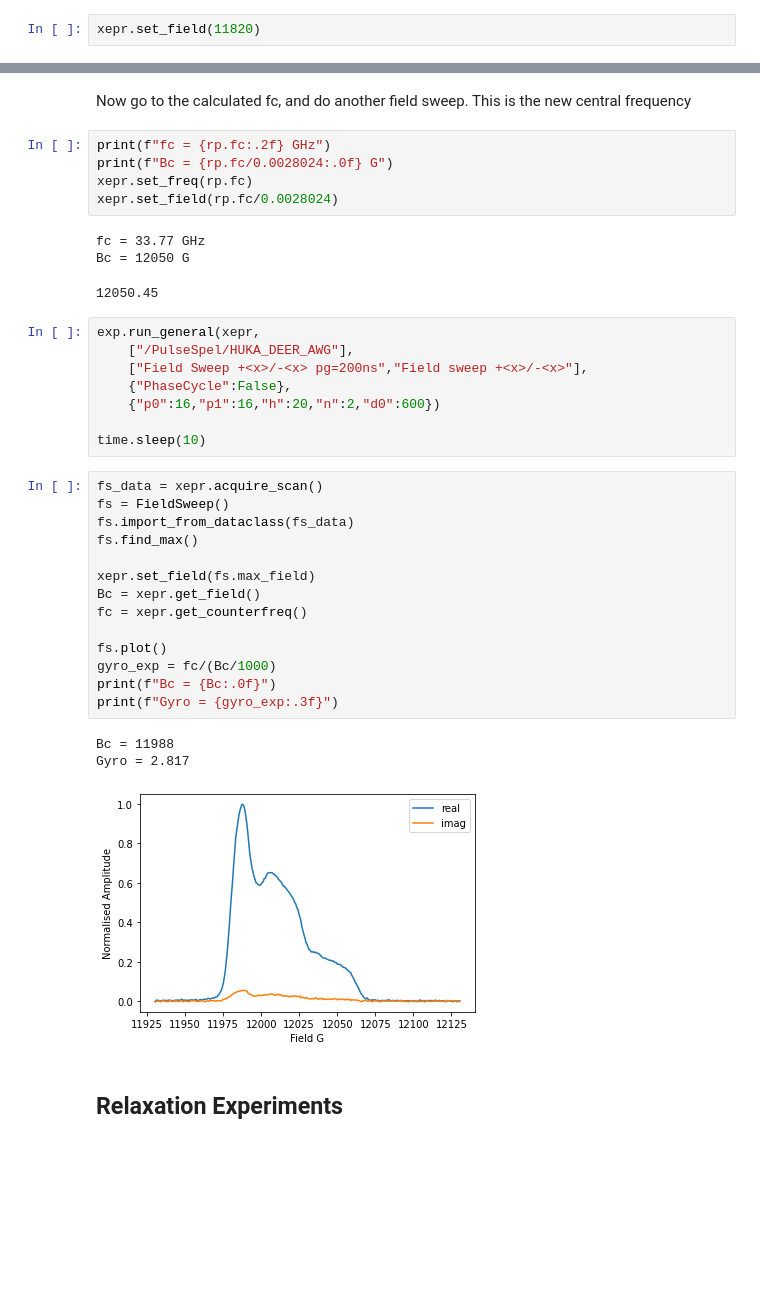
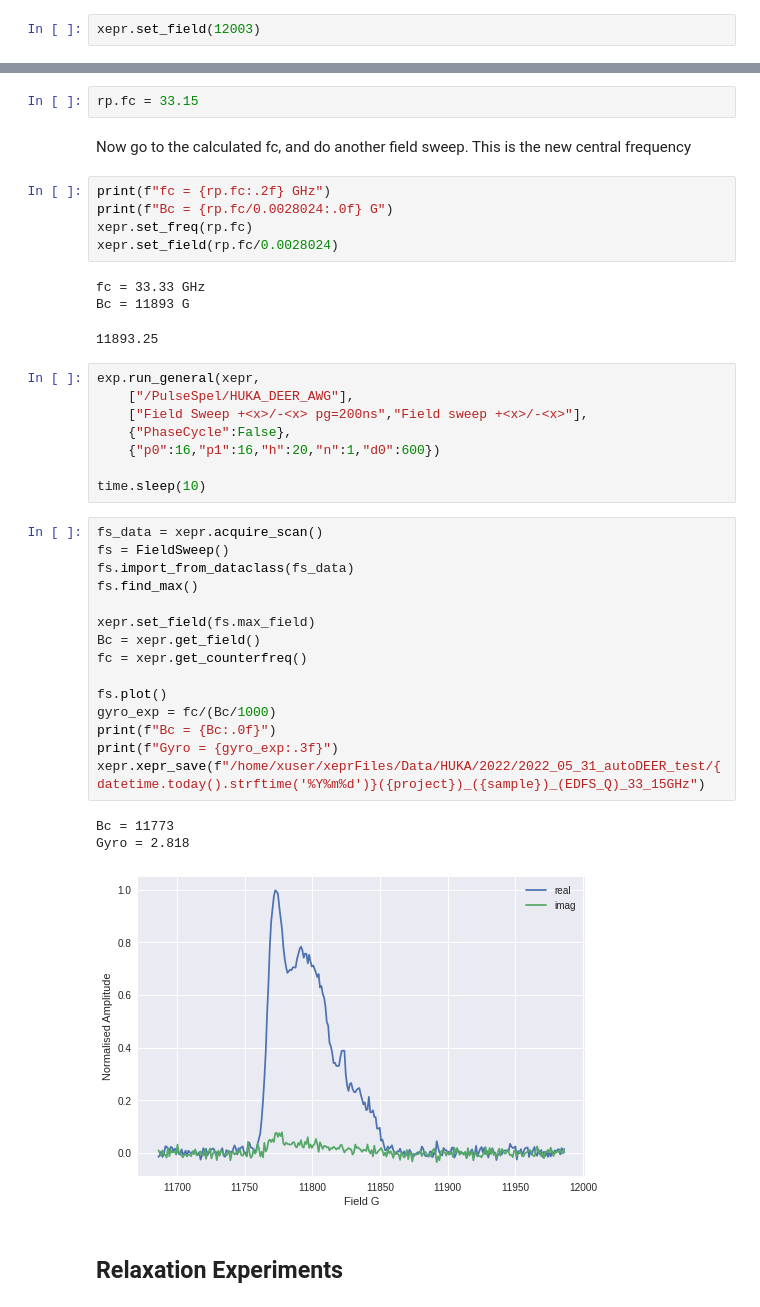
Before and after one commit to JeschkeLab/autoDEER, a Jupyter notebook: Jupyter_Notebooks/awg/5pdeer_demo.ipynb, the cells around one changed output, grey strips where cells are left out. Saved outputs shown, nothing was run; the diff lists cells and outputs as text; blank space fills up the shorter version.

```diff
--- a/Jupyter_Notebooks/awg/5pdeer_demo.ipynb
+++ b/Jupyter_Notebooks/awg/5pdeer_demo.ipynb
@@ -44,5 +52,5 @@ if xepr.hidden['PlsPrgCalDbName'].value != 'Q_awgins2013':
     xepr.hidden['PlsPrgCalDbLoad']
     xepr.hidden['ApplyCfg']
 # %%
-xepr.set_field(11820)
+xepr.set_field(12003)
 # %% [output]
@@ -145,3 +156,5 @@ rp.res_prof_plot([33,35])
+# %%
+rp.fc = 33.15
 # %% [markdown]
 Now go to the calculated fc, and do another field sweep. This is the new central frequency
 # %%
@@ -150,35 +163,36 @@ print(f"Bc = {rp.fc/0.0028024:.0f} G")
 xepr.set_freq(rp.fc)
 xepr.set_field(rp.fc/0.0028024)
 # %% [output]
-fc = 33.77 GHz
-Bc = 12050 G
+fc = 33.33 GHz
+Bc = 11893 G
-12050.45
+11893.25
 # %%
 exp.run_general(xepr,
     ["/PulseSpel/HUKA_DEER_AWG"],
     ["Field Sweep +<x>/-<x> pg=200ns","Field sweep +<x>/-<x>"],
     {"PhaseCycle":False},
-    {"p0":16,"p1":16,"h":20,"n":2,"d0":600})
+    {"p0":16,"p1":16,"h":20,"n":1,"d0":600})
 
 time.sleep(10)
 # %%
 fs_data = xepr.acquire_scan()
 fs = FieldSweep()
 fs.import_from_dataclass(fs_data)
 fs.find_max()
 
 xepr.set_field(fs.max_field)
 Bc = xepr.get_field()
 fc = xepr.get_counterfreq()
 
 fs.plot()
 gyro_exp = fc/(Bc/1000)
 print(f"Bc = {Bc:.0f}")
 print(f"Gyro = {gyro_exp:.3f}")
+xepr.xepr_save(f"/home/xuser/xeprFiles/Data/HUKA/2022/2022_05_31_autoDEER_test/{datetime.today().strftime('%Y%m%d')}({project})_({sample})_(EDFS_Q)_33_15GHz")
 # %% [output]
-Bc = 11988
-Gyro = 2.817
+Bc = 11773
+Gyro = 2.818
-[figure, old version]
+[figure, new version]
 # %% [markdown]
 ## Relaxation Experiments
 # %% [markdown]
```
Also changed, not shown: parts of 28 cells of this notebook, 1 other file.
